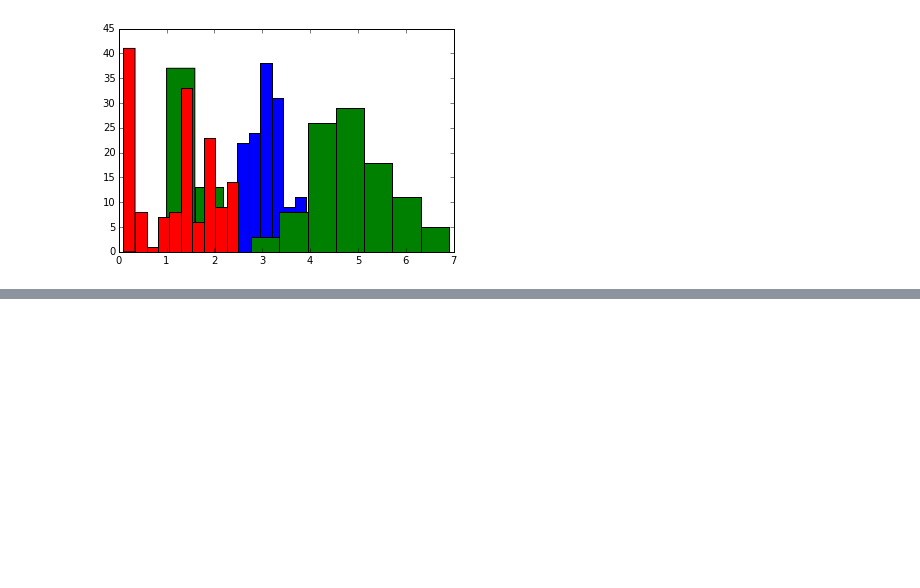
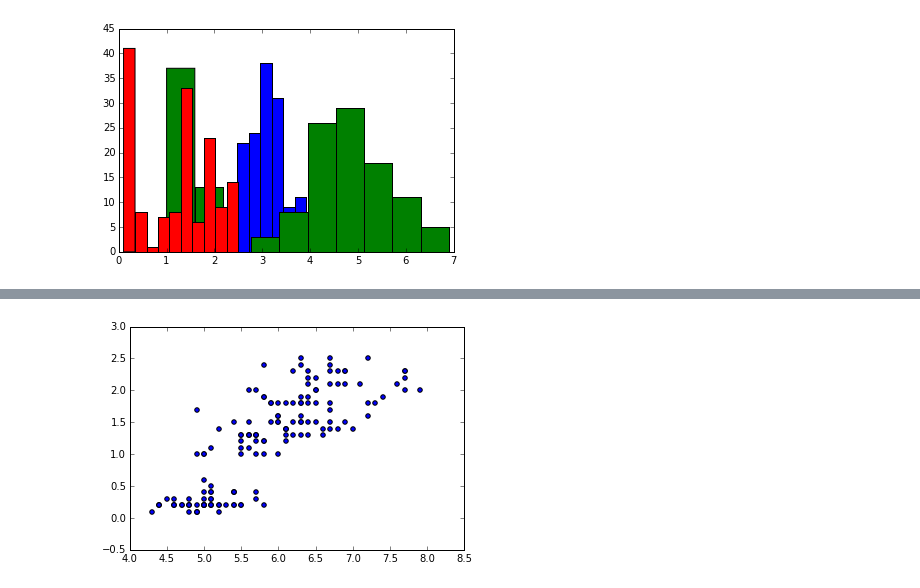
Before and after one commit to nickedes/Baby-science, a Jupyter notebook: Lessons/Random.ipynb, the cells around one changed output, grey strips where cells are left out. Cells and saved outputs as stored; diff of their text form; code cells hidden in the pictures; blank space fills up the shorter version.

```diff
--- a/Lessons/Random.ipynb
+++ b/Lessons/Random.ipynb
@@ -83,0 +100,5 @@ show()
+# %%
+scatter(df['SepalLength'], df['PetalWidth'])
+show()
+# %% [output]
+[figure, added]
```
Also changed, not shown: parts of 5 cells of this notebook.
